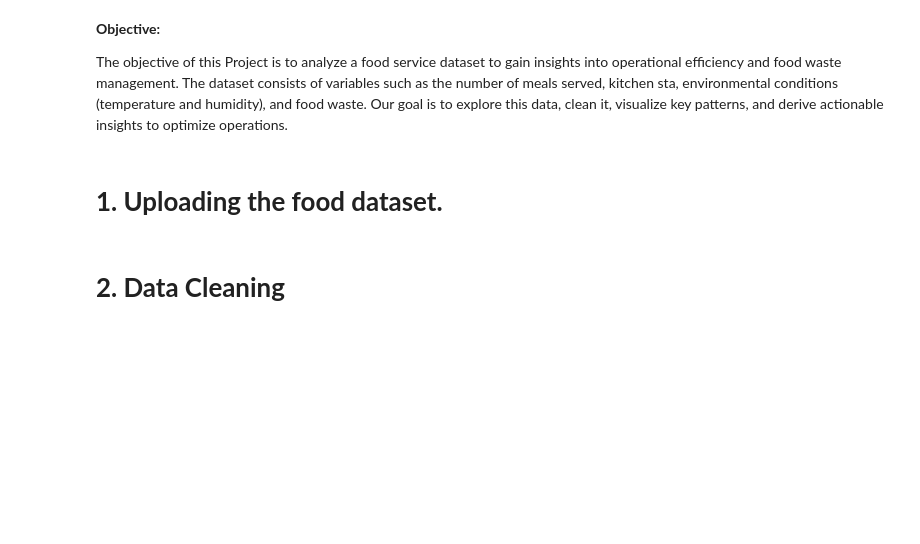
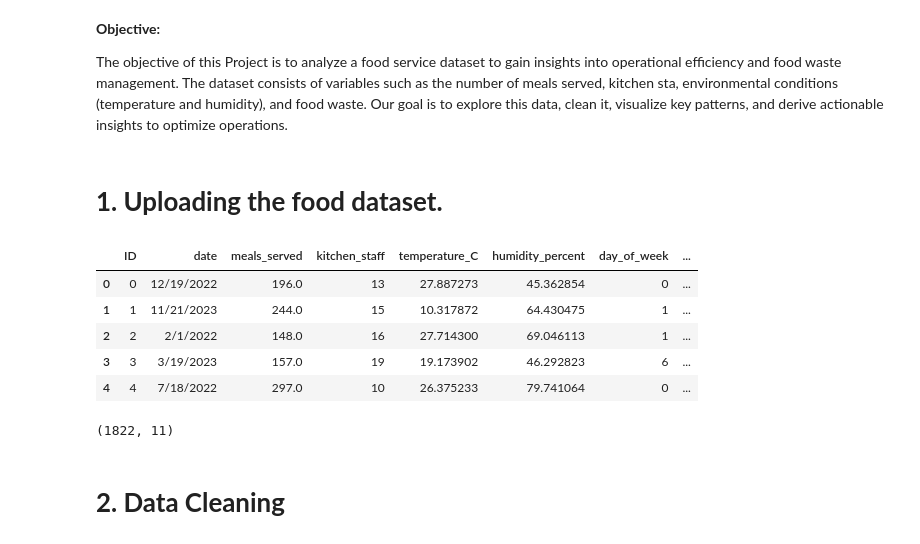
Before and after one commit to MuhammadHaris78/food-waste-analysis, a Jupyter notebook: Food_Waste_Analysis.ipynb, the cells around one changed output. Drawn from its saved outputs; the diff is of its cells as text; code cells hidden in the pictures; blank space fills up the shorter version.

```diff
--- a/Food_Waste_Analysis.ipynb
+++ b/Food_Waste_Analysis.ipynb
@@ -9,13 +9,21 @@ The objective of this Project is to analyze a food service dataset to gain insig
 # %%
 # Importing the libraries
 import pandas as pd
 import matplotlib.pyplot as plt
 import seaborn as sns
 
 # Uploading the dataset
-df = pd.read_csv("/content/drive/MyDrive/Classroom/Food data.csv")
+df = pd.read_csv("/content/sample_data/Food data.csv")
 display(df.head())
 print(df.shape)
+# %% [output]
+|  | ID | date | meals_served | kitchen_staff | temperature_C | humidity_percent | day_of_week | ... |
+| 0 | 0 | 12/19/2022 | 196.0 | 13 | 27.887273 | 45.362854 | 0 | ... |
+| 1 | 1 | 11/21/2023 | 244.0 | 15 | 10.317872 | 64.430475 | 1 | ... |
+| 2 | 2 | 2/1/2022 | 148.0 | 16 | 27.714300 | 69.046113 | 1 | ... |
+| 3 | 3 | 3/19/2023 | 157.0 | 19 | 19.173902 | 46.292823 | 6 | ... |
+| 4 | 4 | 7/18/2022 | 297.0 | 10 | 26.375233 | 79.741064 | 0 | ... |
+(1822, 11)
 # %% [markdown]
 # **2. Data Cleaning**
 # %%
```
Also changed, not shown: parts of 20 cells of this notebook.
